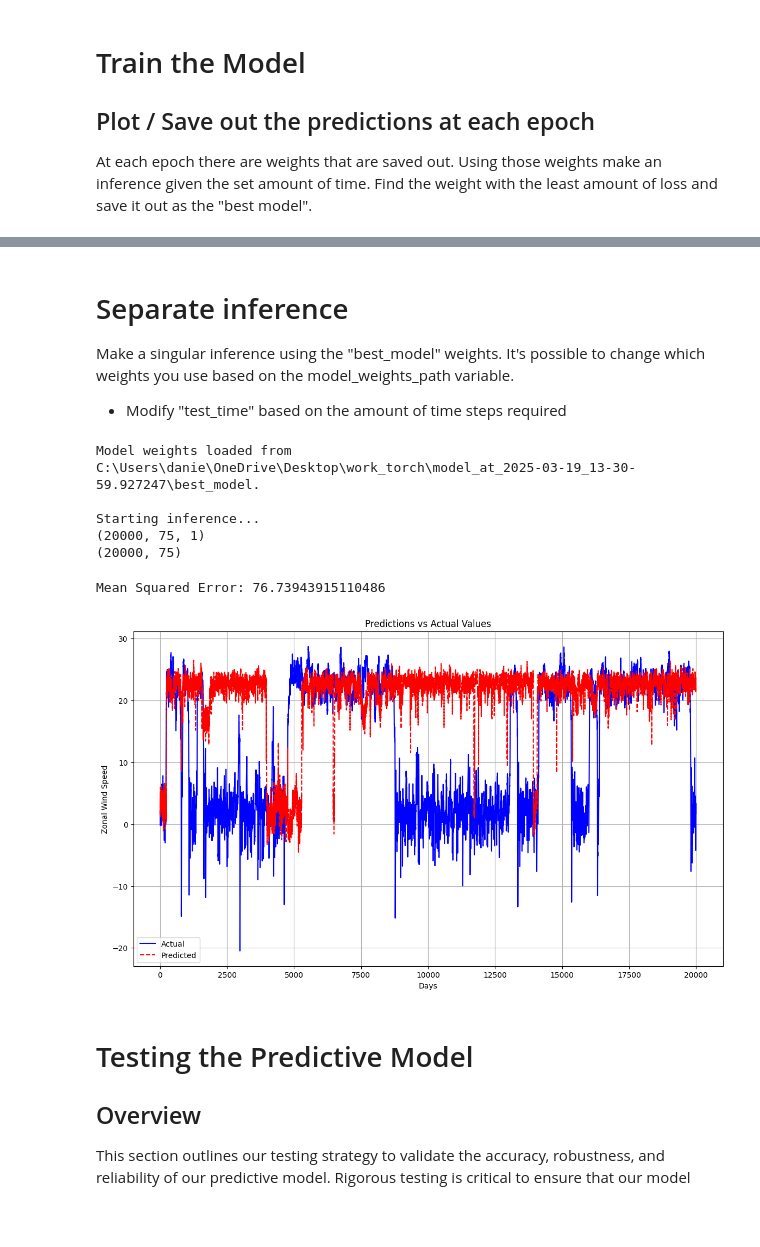
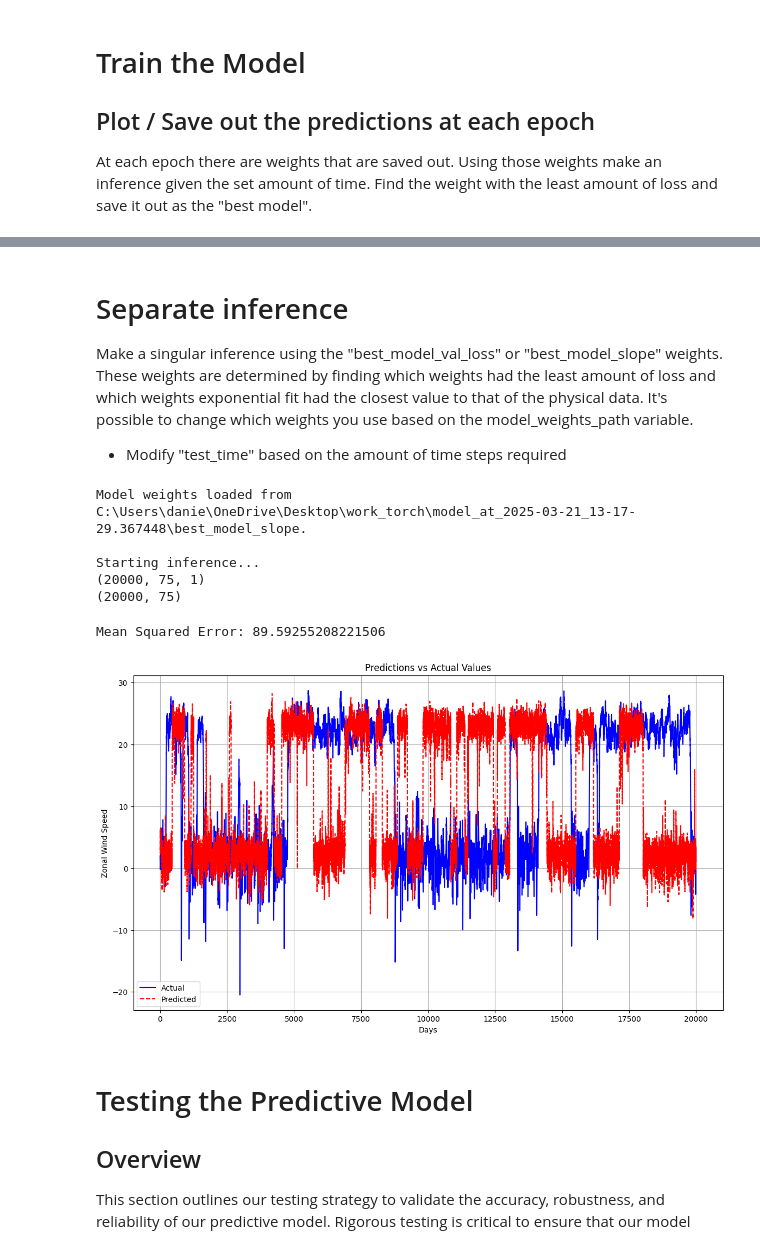
Before and after one commit to fabio2-uchi/modified_code, a Jupyter notebook: translated_VAE.ipynb, the cells around one changed output, grey strips where cells are left out. Drawn from its saved outputs; the diff is of its cells as text; code cells hidden in the pictures; blank space fills up the shorter version.

```diff
--- a/translated_VAE.ipynb
+++ b/translated_VAE.ipynb
@@ -13,13 +17,14 @@ import os
 import matplotlib.pyplot as plt
 from tqdm import tqdm
 from sklearn.metrics import mean_squared_error
+from scipy.stats import linregress
 
 # GPU initialization
 device = torch.device("cuda" if torch.cuda.is_available() else "cpu")
 print(f"Using device: {device}")
 
 # Model hyperparameters
-latent_dim = 512
+latent_dim = 1024
 timestamp = datetime.datetime.now().strftime("%Y-%m-%d_%H-%M-%S.%f")
 folder = f"model_at_{timestamp}"
 model_weights_path = f'{folder}/model_weights_pytorch.pth'
@@ -252,7 +257,7 @@ psi = (psi - mean_psi) / std_psi
 # Data preparation (same as TF code)
 train_size = 220000
 val_size = 50000
-test_time = 30000
+test_time = 0
 lead = 1
 
 # Define indices for splitting
@@ -301,6 +306,8 @@ initial_point_tensor = torch.FloatTensor(initial_point).to(device)
 # DataLoaders
 train_dataset = TensorDataset(psi_input_Tr_tensor, psi_label_Tr_tensor)
 train_loader = DataLoader(train_dataset, batch_size=1024, shuffle=True)
+print(psi_input_Tr.shape)
+print(psi_label_Tr.shape)
 
 val_dataset = TensorDataset(psi_input_val_tensor, psi_label_val_tensor)
 val_loader = DataLoader(val_dataset, batch_size=1024, shuffle=False)
@@ -540,10 +649,10 @@ Epoch 4: Loss = 0.206249, Validation Loss = 0.230490
 # %% [markdown]
 # Separate inference
-Make a singular inference using the "best_model" weights. It's possible to change which weights you use based on the model_weights_path variable.
+Make a singular inference using the "best_model_val_loss" or "best_model_slope" weights. These weights are determined by finding which weights had the least amount of loss and which weights exponential fit had the closest value to that of the physical data. It's possible to change which weights you use based on the model_weights_path variable.
 
 - Modify "test_time" based on the amount of time steps required
 # %%
-model_weights_path = r"C:\Users\danie\OneDrive\Desktop\work_torch\model_at_2025-03-19_13-30-59.927247\best_model"
+model_weights_path = r"C:\Users\danie\OneDrive\Desktop\work_torch\model_at_2025-03-21_13-17-29.367448\best_model_slope"
 
 test_time = 20000
 
@@ -609,36 +718,36 @@ actual_flat = actual_values
 mse_value = mean_squared_error(actual_flat, pred_flat)
 print(f"\nMean Squared Error: {mse_value}")
 
 # Plot predictions vs actual for specific index
 zonal_wind_idx = 63
 plt.figure(figsize=(14, 8))
 plt.plot(actual_values[:, zonal_wind_idx], label="Actual", color="blue")
 plt.plot(pred_mean[:, zonal_wind_idx], label="Predicted", linestyle="dashed", color="red")
 plt.title("Predictions vs Actual Values")
 plt.xlabel("Days")
 plt.ylabel("Zonal Wind Speed")
 plt.legend()
 plt.grid(True)
 plt.savefig('predictions_vs_actual.png')
 plt.show()
 
 # Save results
 torch.save({
     'predictions': torch.tensor(pred_mean),
     'mean_psi': mean_psi_tensor.cpu(),
     'std_psi': std_psi_tensor.cpu(),
     'actual_values': torch.tensor(actual_values)
 }, 'model_results.pt')
 
 np.save(f'predictions_checkpoint_38.npy', pred_mean)
 # %% [output]
-Model weights loaded from C:\Users\danie\OneDrive\Desktop\work_torch\model_at_2025-03-19_13-30-59.927247\best_model.
+Model weights loaded from C:\Users\danie\OneDrive\Desktop\work_torch\model_at_2025-03-21_13-17-29.367448\best_model_slope.
 
 Starting inference...
 (20000, 75, 1)
 (20000, 75)
-Mean Squared Error: 76.73943915110486
+Mean Squared Error: 89.59255208221506
-[figure, old version]
+[figure, new version]
 # %% [markdown]
 # Testing the Predictive Model
 
```
Also changed, not shown: parts of 9 cells of this notebook.
